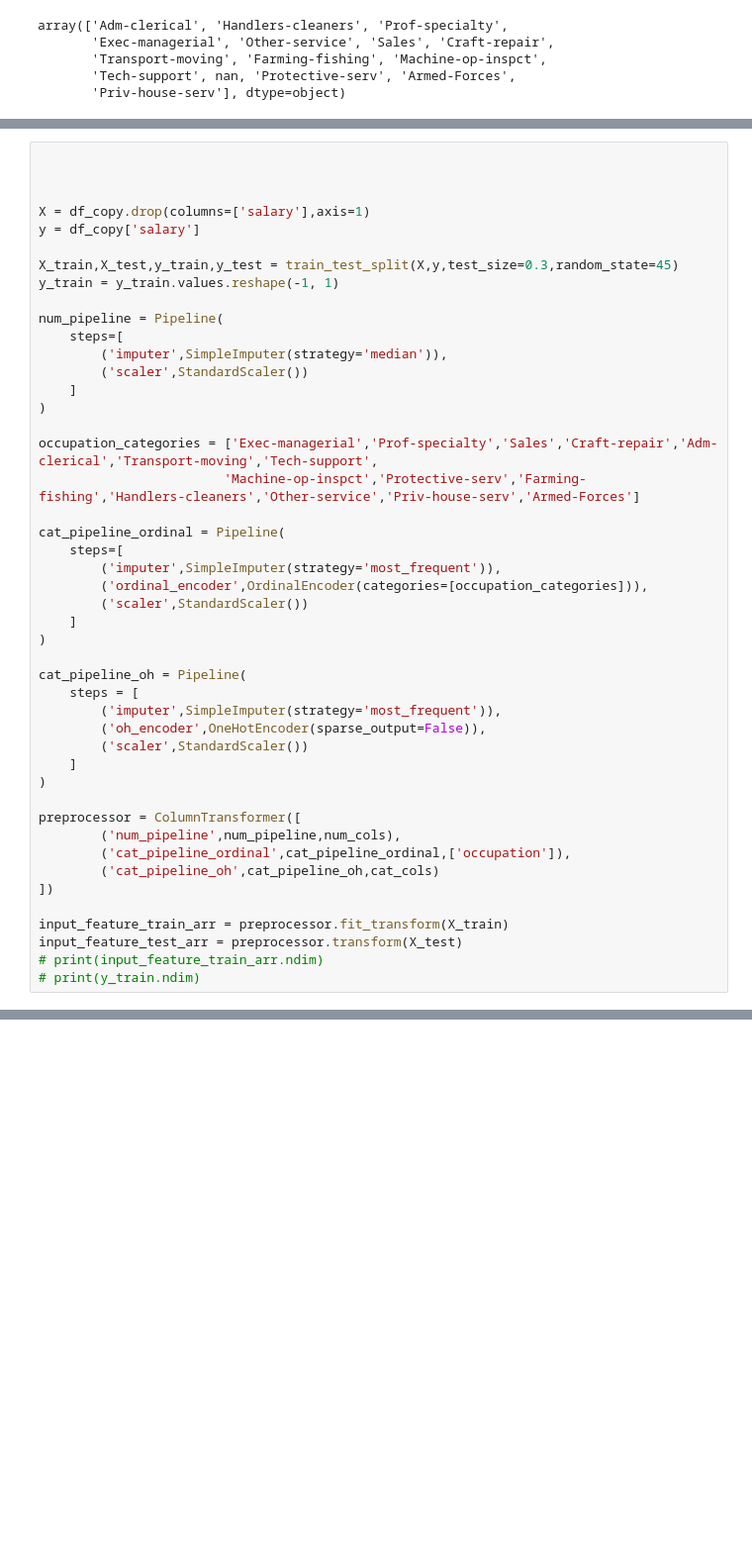
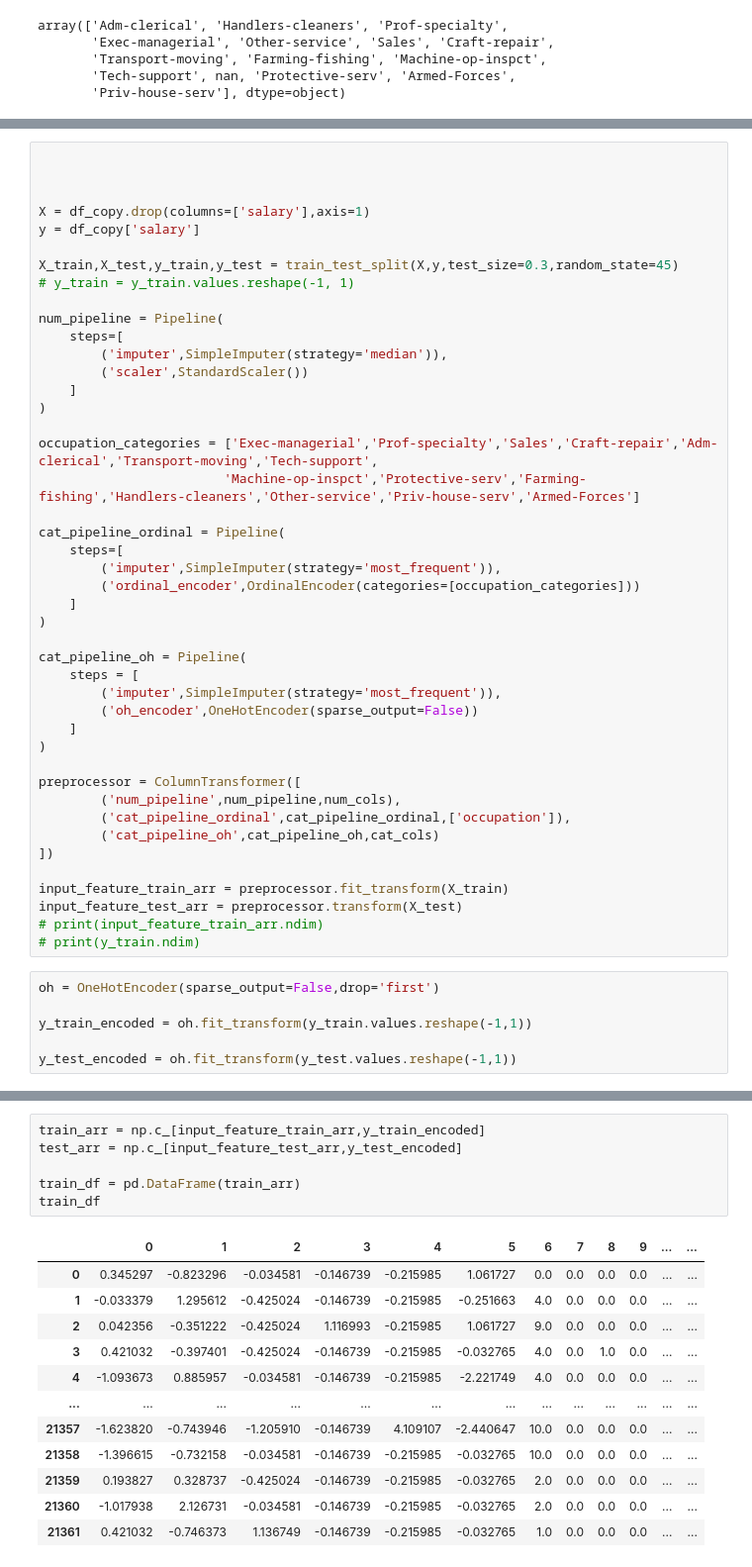
Before and after one commit to srinivaspadhy123/adult_census, a Jupyter notebook: experiment/experiment.ipynb, the cells around one changed output, grey strips where cells are left out. Shown at 99% size. Cells and saved outputs as stored; diff of their text form; blank space fills up the shorter version.

```diff
--- a/experiment/experiment.ipynb
+++ b/experiment/experiment.ipynb
@@ -477,7 +496,7 @@ X = df_copy.drop(columns=['salary'],axis=1)
 y = df_copy['salary']
 
 X_train,X_test,y_train,y_test = train_test_split(X,y,test_size=0.3,random_state=45)
-y_train = y_train.values.reshape(-1, 1)
+# y_train = y_train.values.reshape(-1, 1)
 
 num_pipeline = Pipeline(
     steps=[
@@ -492,16 +511,14 @@ occupation_categories = ['Exec-managerial','Prof-specialty','Sales','Craft-repai
 cat_pipeline_ordinal = Pipeline(
     steps=[
         ('imputer',SimpleImputer(strategy='most_frequent')),
-        ('ordinal_encoder',OrdinalEncoder(categories=[occupation_categories])),
-        ('scaler',StandardScaler())
+        ('ordinal_encoder',OrdinalEncoder(categories=[occupation_categories]))
     ]
 )
 
 cat_pipeline_oh = Pipeline(
     steps = [
         ('imputer',SimpleImputer(strategy='most_frequent')),
-        ('oh_encoder',OneHotEncoder(sparse_output=False)),
-        ('scaler',StandardScaler())
+        ('oh_encoder',OneHotEncoder(sparse_output=False))
     ]
 )
 
@@ -515,3 +532,9 @@ input_feature_train_arr = preprocessor.fit_transform(X_train)
 input_feature_test_arr = preprocessor.transform(X_test)
 # print(input_feature_train_arr.ndim)
 # print(y_train.ndim)
+# %%
+oh = OneHotEncoder(sparse_output=False,drop='first')
+
+y_train_encoded = oh.fit_transform(y_train.values.reshape(-1,1))
+
+y_test_encoded = oh.fit_transform(y_test.values.reshape(-1,1))
@@ -517,0 +551,19 @@ input_feature_test_arr = preprocessor.transform(X_test)
+# %%
+train_arr = np.c_[input_feature_train_arr,y_train_encoded]
+test_arr = np.c_[input_feature_test_arr,y_test_encoded]
+
+train_df = pd.DataFrame(train_arr)
+train_df
+# %% [output]
+|  | 0 | 1 | 2 | 3 | 4 | 5 | 6 | 7 | 8 | 9 | ... | ... |
+| 0 | 0.345297 | -0.823296 | -0.034581 | -0.146739 | -0.215985 | 1.061727 | 0.0 | 0.0 | 0.0 | 0.0 | ... | ... |
+| 1 | -0.033379 | 1.295612 | -0.425024 | -0.146739 | -0.215985 | -0.251663 | 4.0 | 0.0 | 0.0 | 0.0 | ... | ... |
+| 2 | 0.042356 | -0.351222 | -0.425024 | 1.116993 | -0.215985 | 1.061727 | 9.0 | 0.0 | 0.0 | 0.0 | ... | ... |
+| 3 | 0.421032 | -0.397401 | -0.425024 | -0.146739 | -0.215985 | -0.032765 | 4.0 | 0.0 | 1.0 | 0.0 | ... | ... |
+| 4 | -1.093673 | 0.885957 | -0.034581 | -0.146739 | -0.215985 | -2.221749 | 4.0 | 0.0 | 0.0 | 0.0 | ... | ... |
+| ... | ... | ... | ... | ... | ... | ... | ... | ... | ... | ... | ... | ... |
+| 21357 | -1.623820 | -0.743946 | -1.205910 | -0.146739 | 4.109107 | -2.440647 | 10.0 | 0.0 | 0.0 | 0.0 | ... | ... |
+| 21358 | -1.396615 | -0.732158 | -0.034581 | -0.146739 | -0.215985 | -0.032765 | 10.0 | 0.0 | 0.0 | 0.0 | ... | ... |
+| 21359 | 0.193827 | 0.328737 | -0.425024 | -0.146739 | -0.215985 | -0.032765 | 2.0 | 0.0 | 0.0 | 0.0 | ... | ... |
+| 21360 | -1.017938 | 2.126731 | -0.034581 | -0.146739 | -0.215985 | -0.032765 | 2.0 | 0.0 | 0.0 | 0.0 | ... | ... |
+| 21361 | 0.421032 | -0.746373 | 1.136749 | -0.146739 | -0.215985 | -0.032765 | 1.0 | 0.0 | 0.0 | 0.0 | ... | ... |
```
Also changed, not shown: parts of 8 cells of this notebook, 4 other files.
